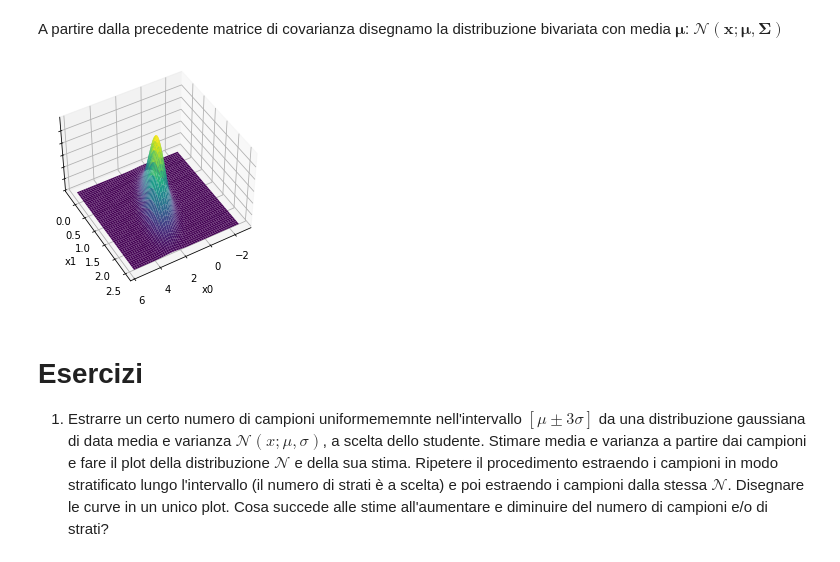
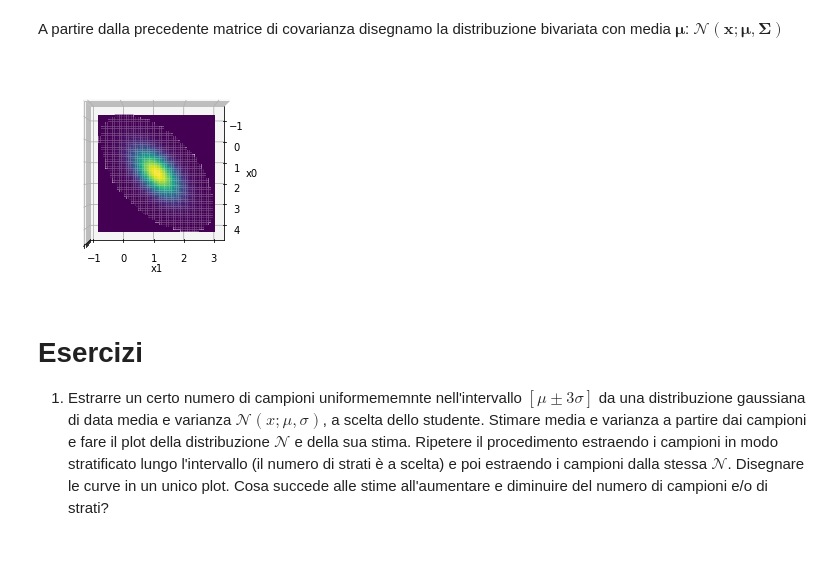
Before and after one commit to fredffsixty/Big-Data, a Jupyter notebook: Multivariate Gaussian and Covariance matrix.ipynb, the cells around one changed output. Drawn from its saved outputs; the diff is of its cells as text; code cells hidden in the pictures.

```diff
--- a/Multivariate Gaussian and Covariance matrix.ipynb
+++ b/Multivariate Gaussian and Covariance matrix.ipynb
@@ -67,36 +68,36 @@ A partire dalla precedente matrice di covarianza disegnamo la distribuzione biva
 # %%
 # calcoliamo la media di x1, mentre la sua varianza è l'elemento 𝚺[1,1]
 mu[1] = np.average(x1)
-sigma[1] = cov[1,1]
+sigma[1] = np.sqrt(cov[1,1])
 
 #Crea la griglia e la distribuzione multivariata
-x = np.linspace(mu[0] - 6*sigma[0],mu[0] + 6*sigma[0],500)
-y = np.linspace(mu[1] - 6*sigma[1],mu[1] + 6*sigma[1],500)
+x = np.linspace(mu[0] - 4*sigma[0],mu[0] + 4*sigma[0],500)
+y = np.linspace(mu[1] - 4*sigma[1],mu[1] + 4*sigma[1],500)
 
 X, Y = np.meshgrid(x,y)  # array di coordinate x ed y separate,
                          # di dimensione (500, 500)
 
 pos = np.empty(X.shape + (2,))     # pos.shape = (500, 500, 2)
 pos[:, :, 0] = X; pos[:, :, 1] = Y # crea l'array dei punti del grafico
 
 rv = multivariate_normal(mu, cov)
 
 #Crea un plot 3D e ne restituisce l'oggetto
 ax = plt.axes(projection='3d')
 
-ax.plot_surface(X, Y, rv.pdf(pos),cmap='viridis',linewidth=0)
+ax.plot_surface(X, Y, rv.pdf(pos),cmap='viridis')
 
-ax.view_init(elev=45, azim=60)
+ax.view_init(elev=90, azim=0)
 
 ax.set_xlabel('x0')
 ax.set_ylabel('x1')
 ax.tick_params(axis='z',which='both',\
                     bottom=False,top=False,right=False,left=False,\
                     labelbottom=False,labelleft=False)
 
 plt.show()
 # %% [output]
-[figure, old version]
+[figure, new version]
 # %% [markdown]
 # Esercizi
 
```
Also changed, not shown: parts of 3 cells of this notebook, 10 other files.
